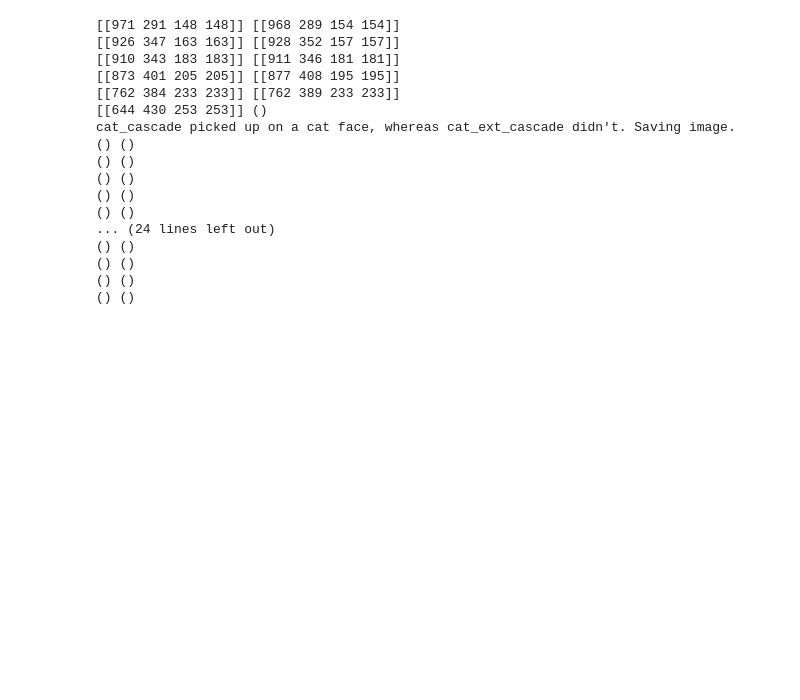
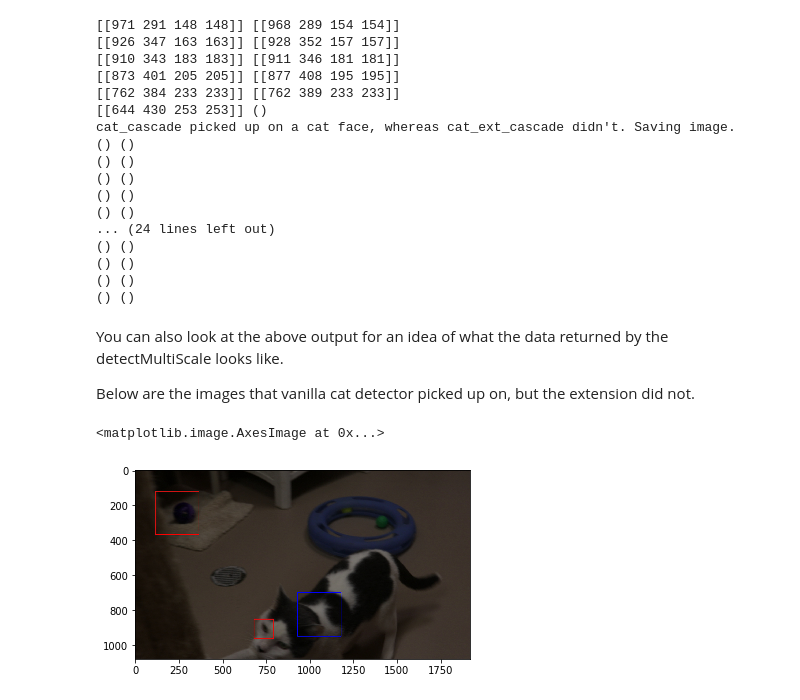
Before and after one commit to iacs-capstone-2020-adoptimize/final_project, a Jupyter notebook: initial_exploration/cats_eda_emily.ipynb, the cells around one changed output. Cells and saved outputs as stored; diff of their text form; code cells hidden in the pictures; blank space fills up the shorter version.

```diff
--- a/initial_exploration/cats_eda_emily.ipynb
+++ b/initial_exploration/cats_eda_emily.ipynb
@@ -192,3 +191,13 @@ cat_cascade picked up on a cat face, whereas cat_ext_cascade didn't. Saving imag
 () ()
 () ()
 () ()
+# %% [markdown]
+You can also look at the above output for an idea of what the data returned by the detectMultiScale looks like.
+
+Below are the images that vanilla cat detector picked up on, but the extension did not.
+# %%
+non_ext1 =  mpimg.imread("test_output/cat_non_ext_140.jpg")
+plt.imshow(non_ext1)
+# %% [output]
+<matplotlib.image.AxesImage at 0x...>
+[figure, added]
```
Also changed, not shown: parts of 9 cells of this notebook, 13 other files.
